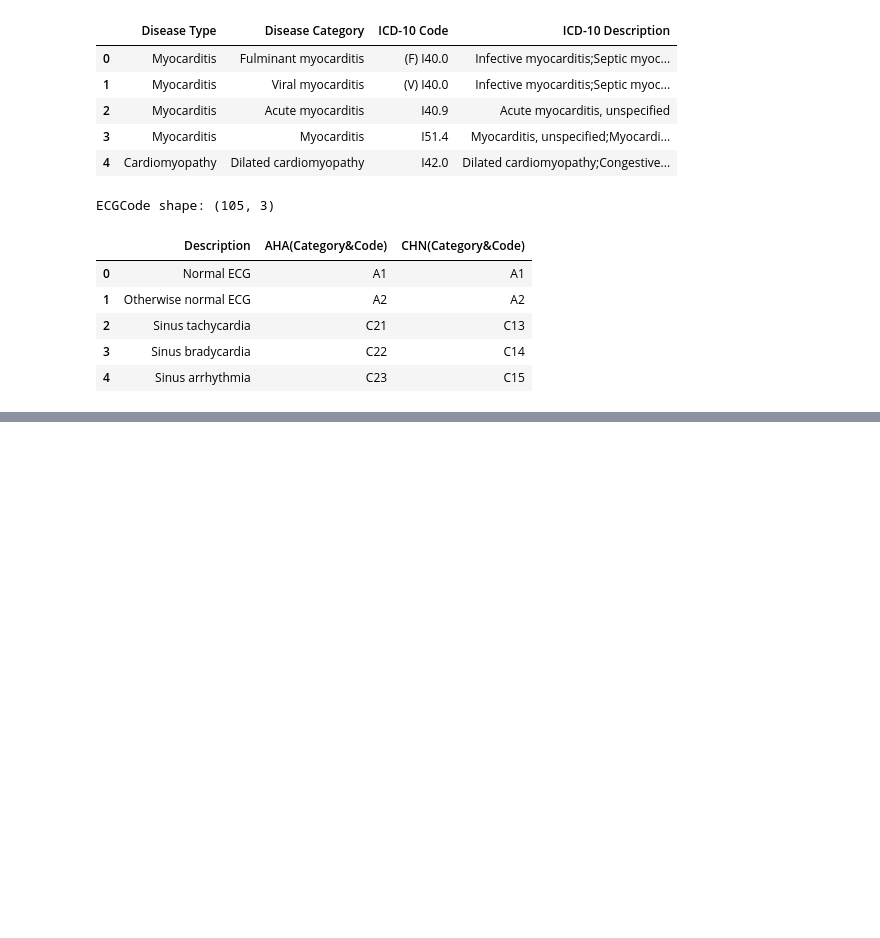
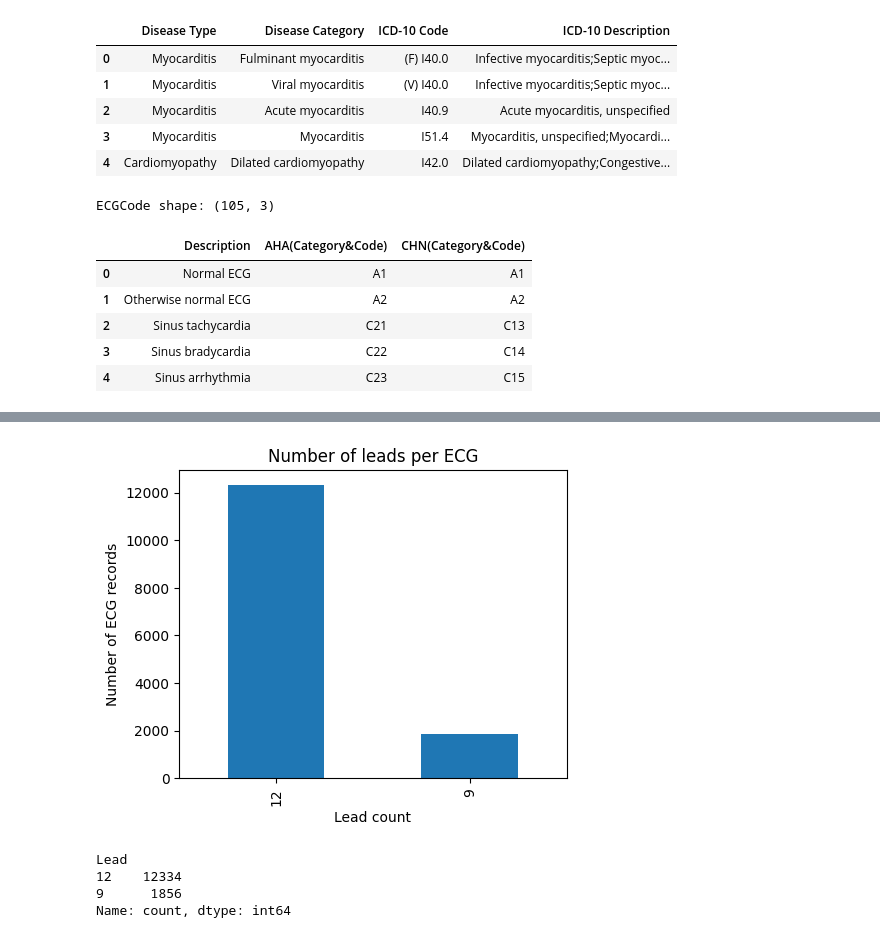
Before and after one commit to kiril-buga/Neural-Network-Training-Project, a Jupyter notebook: Deeplearning.ipynb, the cells around one changed output, grey strips where cells are left out. Drawn from its saved outputs; the diff is of its cells as text; code cells hidden in the pictures; blank space fills up the shorter version.

```diff
--- a/Deeplearning.ipynb
+++ b/Deeplearning.ipynb
@@ -130,0 +266,17 @@ ECGCode shape: (105, 3)
+# %%
+# ===== Number of electrodes per ECG (9 vs 12) =====
+
+plt.figure(figsize=(5,4))
+df_attr["Lead"].value_counts().plot(kind="bar")
+plt.title("Number of leads per ECG")
+plt.xlabel("Lead count")
+plt.ylabel("Number of ECG records")
+plt.show()
+
+print(df_attr["Lead"].value_counts())
+# %% [output]
+[figure, added]
+Lead
+12    12334
+9      1856
+Name: count, dtype: int64
```
Also changed, not shown: parts of 15 cells of this notebook.
